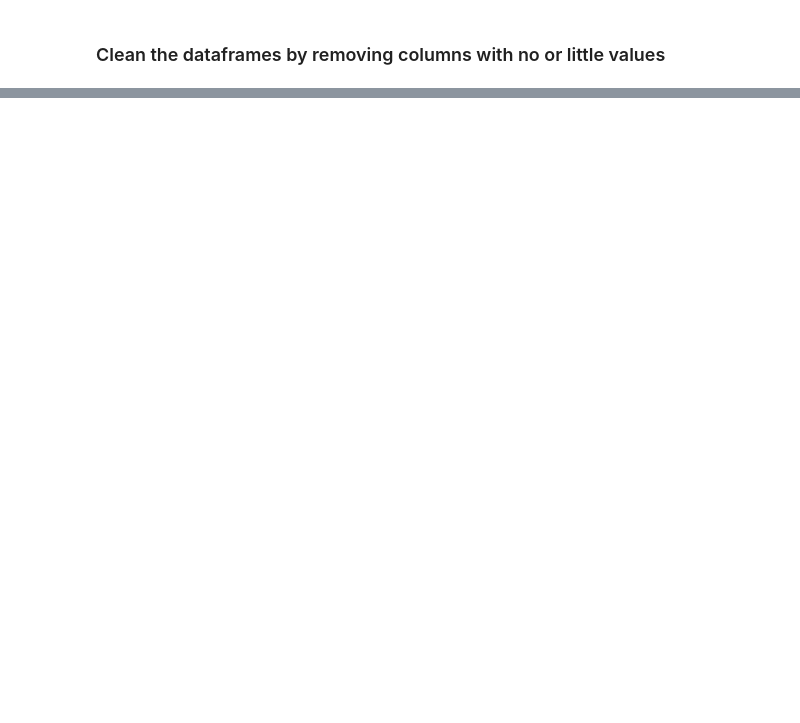
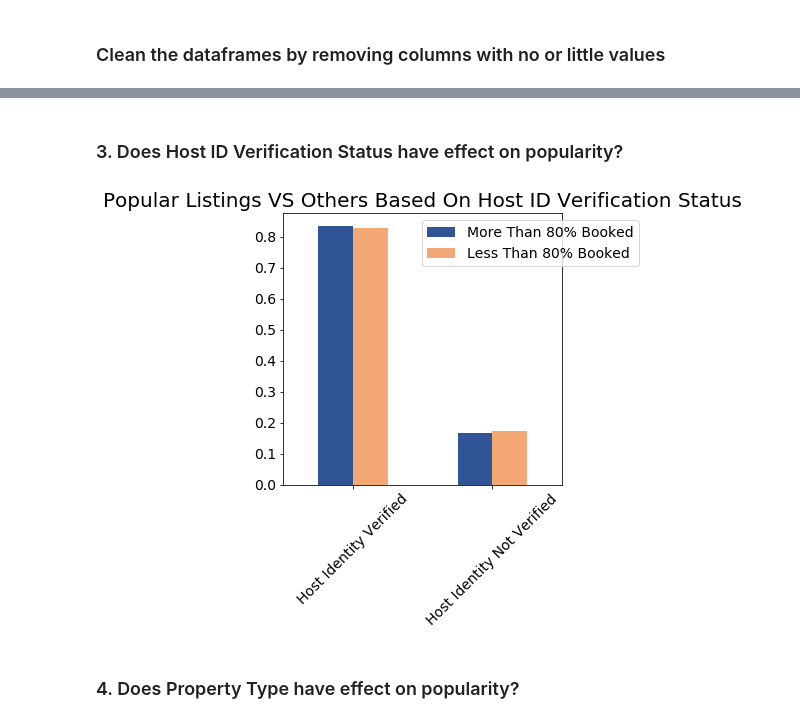
Before and after one commit to bayarealife/AirBnb_Seattle_Data_Analysis, a Jupyter notebook: AirBnB_Seattle_Data_Analysis.ipynb, the cells around one changed output, grey strips where cells are left out. Drawn from its saved outputs; the diff is of its cells as text; code cells hidden in the pictures; blank space fills up the shorter version.

```diff
--- a/AirBnB_Seattle_Data_Analysis.ipynb
+++ b/AirBnB_Seattle_Data_Analysis.ipynb
@@ -239,0 +222,10 @@ fig6.legend(fontsize=14)
+# %% [markdown]
+### 3. Does Host ID Verification Status have effect on popularity?
+# %%
+## Check correlation to host ID verification status
+bar_plot(concat_graph_df(df_popular_listing, df_other_listing, 'host_identity_verified', graphdf_columns, ['Host Identity Verified','Host Identity Not Verified']), \
+         (5,5), 'Popular Listings VS Others Based On Host ID Verification Status', 45, 'upper right', (1.3, 1))
+# %% [output]
+[figure, added]
+# %% [markdown]
+### 4. Does Property Type have effect on popularity?
```
Also changed, not shown: parts of 61 cells of this notebook.
